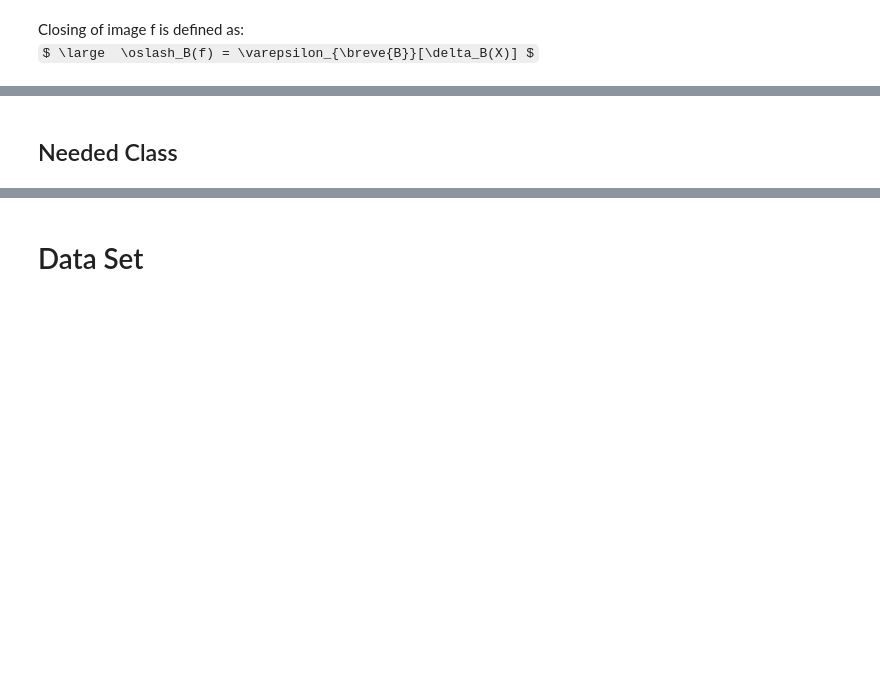
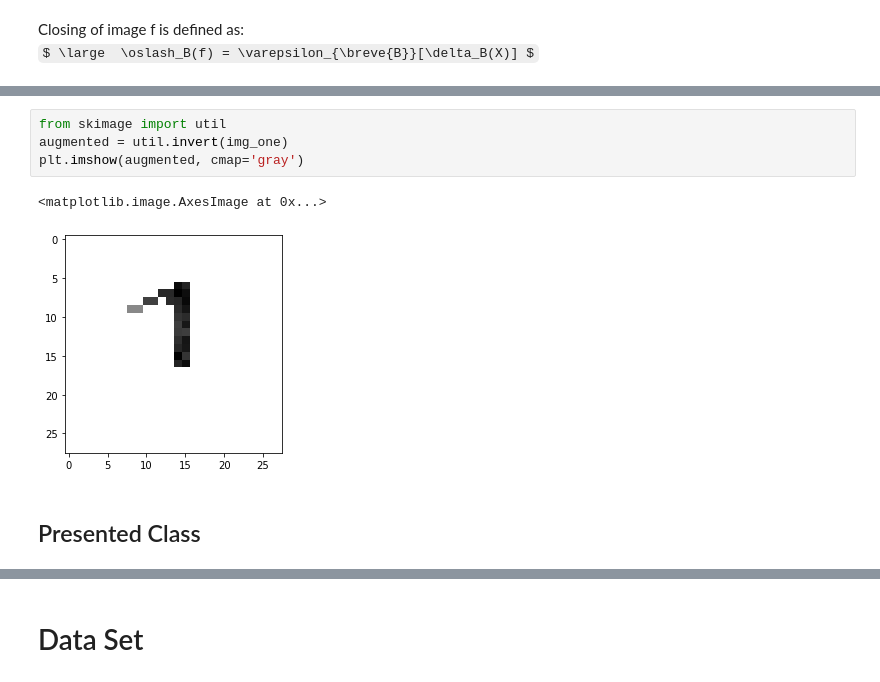
Before and after one commit to PatrickDabkowski/Classifier_Model, a Jupyter notebook: Image Classifier Visualization and Documentation.ipynb, the cells around one changed output, grey strips where cells are left out. Drawn from its saved outputs; the diff is of its cells as text; some formulas as TeX source; blank space fills up the shorter version.

```diff
--- a/Image Classifier Visualization and Documentation.ipynb
+++ b/Image Classifier Visualization and Documentation.ipynb
@@ -107,4 +113,11 @@ plt.imshow(img_not_one , cmap='gray')
+# %%
+from skimage import util
+augmented = util.invert(img_one)
+plt.imshow(augmented, cmap='gray')
+# %% [output]
+<matplotlib.image.AxesImage at 0x...>
+[figure, added]
 # %% [markdown]
-## Needed Class
+## Presented Class
 # %%
 class Test_Image:
```
Also changed, not shown: parts of 31 cells of this notebook, 1 other file.
